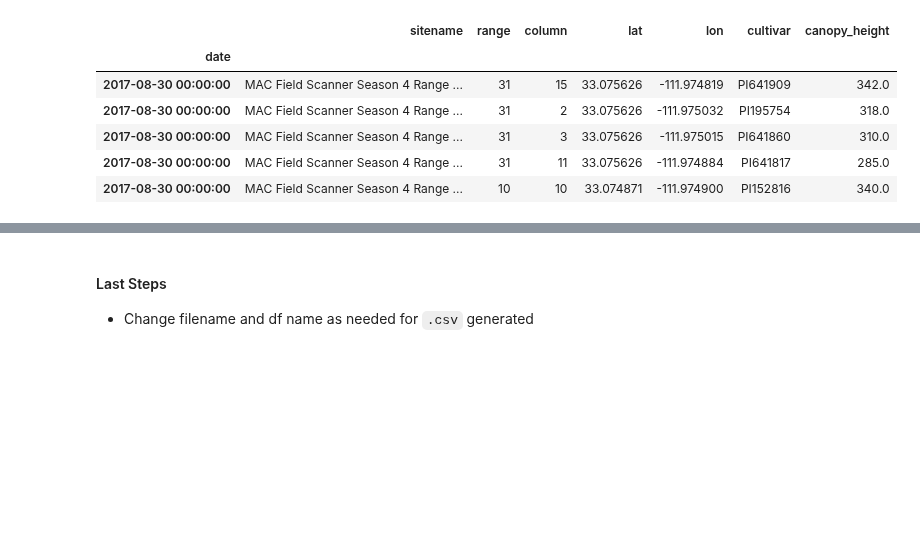
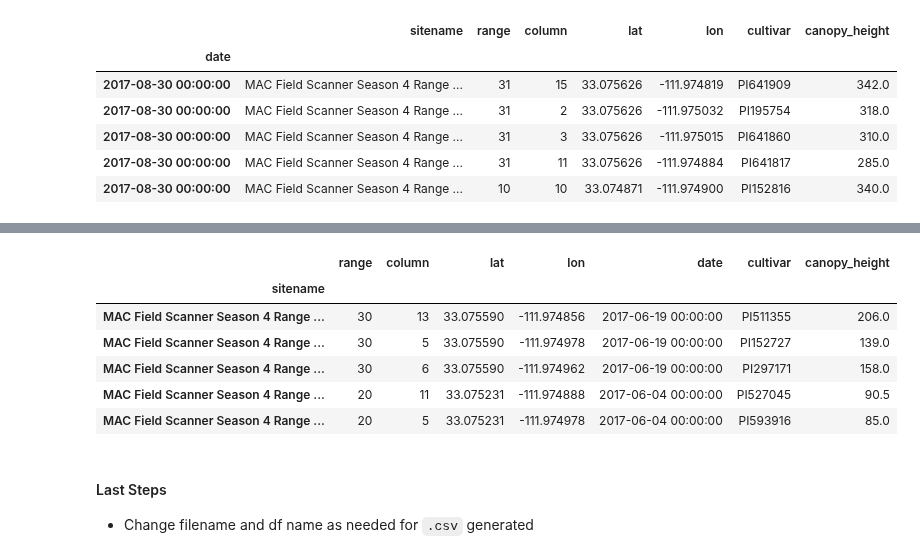
Before and after one commit to genophenoenvo/terraref-datasets, a Jupyter notebook: notebooks/canopy_heights_season_4.ipynb, the cells around one changed output, grey strips where cells are left out. Drawn from its saved outputs; the diff is of its cells as text; code cells hidden in the pictures; blank space fills up the shorter version.

```diff
--- a/notebooks/canopy_heights_season_4.ipynb
+++ b/notebooks/canopy_heights_season_4.ipynb
@@ -262,3 +334,15 @@ season_heights_4 = season_heights_3.drop(labels='avg_canopy_height', axis=1)
+# %%
+end_of_season_3 = end_of_season_2.rename({'avg_canopy_height': 'canopy_height'}, axis=1)
+end_of_season_3['canopy_height'] = end_of_season_3.canopy_height.round(2)
+end_of_season_3.tail()
+# %% [output]
+|  | range | column | lat | lon | date | cultivar | canopy_height |
+| sitename |  |  |  |  |  |  |  |
+| MAC Field Scanner Season 4 Range ... | 30 | 13 | 33.075590 | -111.974856 | 2017-06-19 00:00:00 | PI511355 | 206.0 |
+| MAC Field Scanner Season 4 Range ... | 30 | 5 | 33.075590 | -111.974978 | 2017-06-19 00:00:00 | PI152727 | 139.0 |
+| MAC Field Scanner Season 4 Range ... | 30 | 6 | 33.075590 | -111.974962 | 2017-06-19 00:00:00 | PI297171 | 158.0 |
+| MAC Field Scanner Season 4 Range ... | 20 | 11 | 33.075231 | -111.974888 | 2017-06-04 00:00:00 | PI527045 | 90.5 |
+| MAC Field Scanner Season 4 Range ... | 20 | 5 | 33.075231 | -111.974978 | 2017-06-04 00:00:00 | PI593916 | 85.0 |
 # %% [markdown]
 #### Last Steps
 * Change filename and df name as needed for `.csv` generated
```
Also changed, not shown: parts of 11 cells of this notebook.
